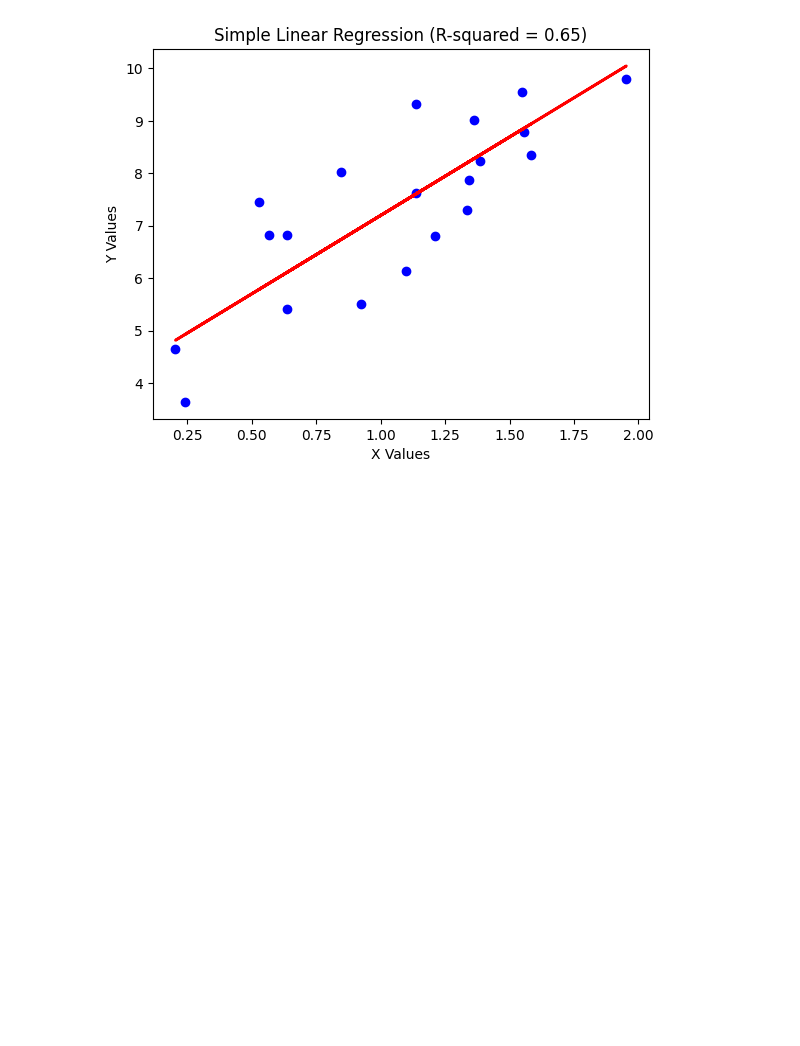
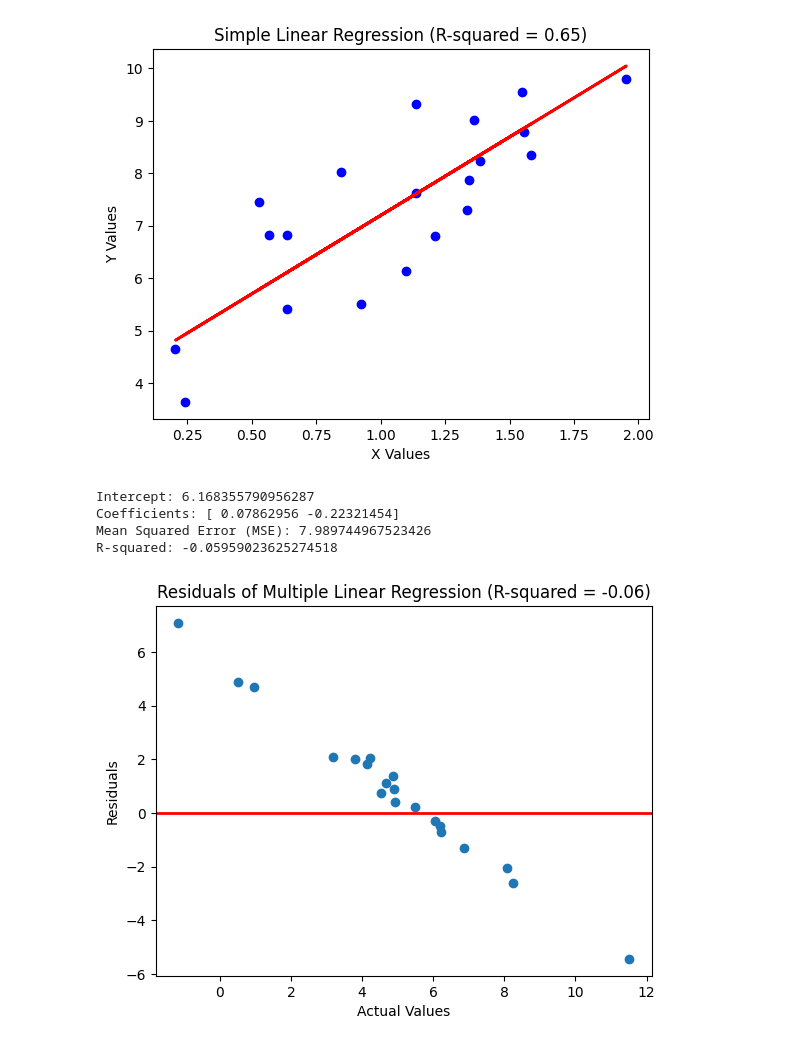
Before and after one commit to itsmeGowda14/Data-Analytics-Quiz, a Jupyter notebook: Untitled1.ipynb, the cells around one changed output. Cells and saved outputs as stored; diff of their text form; code cells hidden in the pictures; blank space fills up the shorter version.

```diff
--- a/Untitled1.ipynb
+++ b/Untitled1.ipynb
@@ -46,0 +54,16 @@ R-squared: 0.6521157503858556
+# %%
+data = {
+'X1': 2 * np.random.rand(100),
+'X2': 5 * np.random.rand(100),
+'y': 4 + 3 * np.random.rand(100) + 2 * np.random.randn(100)
+}
+df = pd.DataFrame(data)
+# %%
+X = df[['X1', 'X2']]
+y = df['y']
+# %%
+X_train, X_test, y_train, y_test = train_test_split(X, y, test_size=0.2, random_state=42)
+# %%
+lin_reg_mult = LinearRegression()
+lin_reg_mult.fit(X_train, y_train)
+y_pred_mult = lin_reg_mult.predict(X_test)
@@ -46,0 +73,18 @@ R-squared: 0.6521157503858556
+# %%
+print(f"Intercept: {lin_reg_mult.intercept_}")
+print(f"Coefficients: {lin_reg_mult.coef_}")
+print(f"Mean Squared Error (MSE): {mse_mult}")
+print(f"R-squared: {r2_mult}")
+# Visualize the residuals to check model adequacy
+plt.scatter(y_test, y_pred_mult - y_test)
+plt.axhline(0, color='red', linewidth=2)
+plt.title(f"Residuals of Multiple Linear Regression (R-squared = {r2_mult:.2f})")
+plt.xlabel('Actual Values')
+plt.ylabel('Residuals')
+plt.show()
+# %% [output]
+Intercept: 6.168355790956287
+Coefficients: [ 0.07862956 -0.22321454]
+Mean Squared Error (MSE): 7.989744967523426
+R-squared: -0.05959023625274518
+[figure, added]
```
Also changed, not shown: parts of 7 cells of this notebook.
